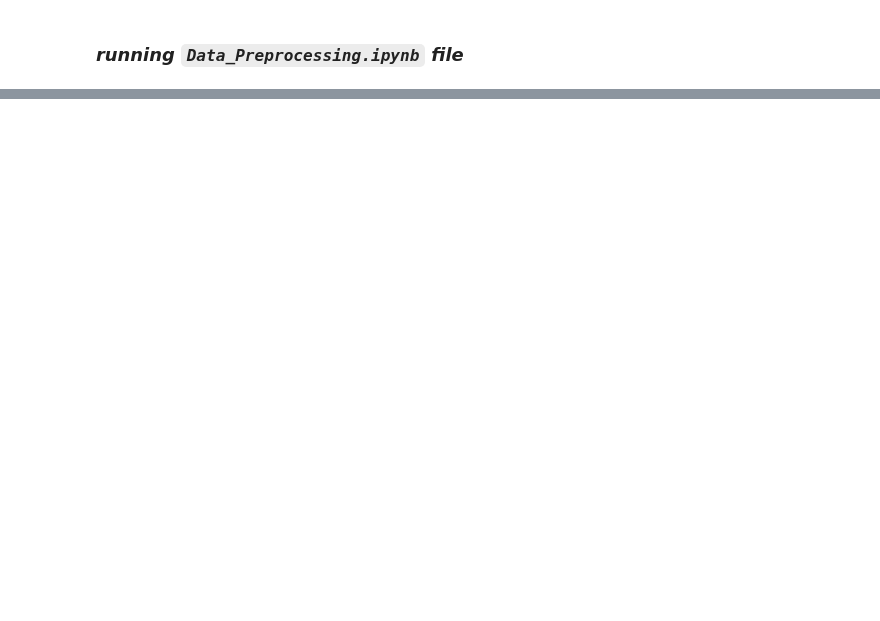
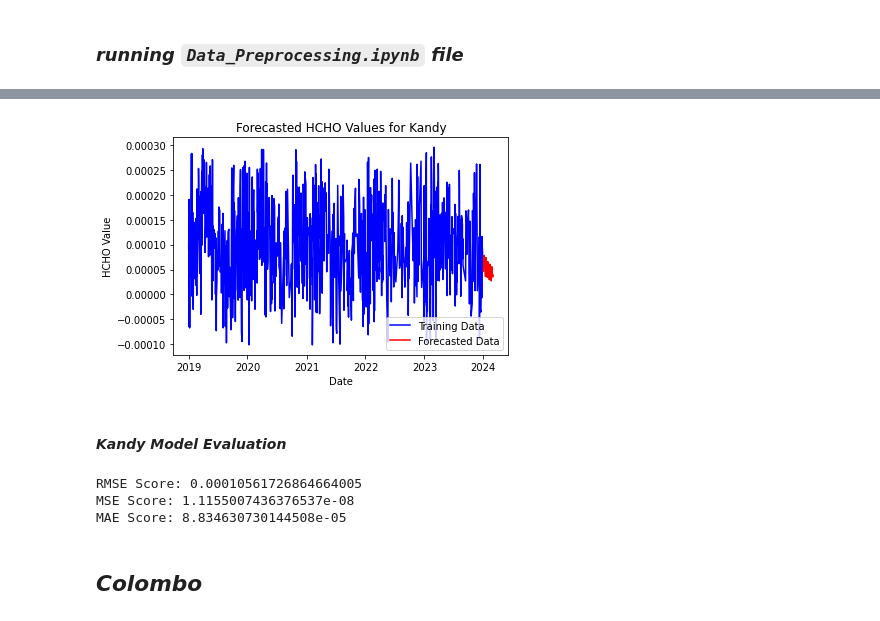
Before and after one commit to Praveen-Rajes/Analyzing-HCHO-Gas-Levels-in-Sri-Lanka-ARIMA, a Jupyter notebook: SARIMAX .ipynb, the cells around one changed output, grey strips where cells are left out. Saved outputs shown, nothing was run; the diff lists cells and outputs as text; code cells hidden in the pictures; blank space fills up the shorter version.

```diff
--- a/SARIMAX .ipynb
+++ b/SARIMAX .ipynb
@@ -67,6 +8,0 @@ strong evidence against the null hypothesis(Ho), reject the null hypothesis. Dat
-# %%
-# importing data frames from Data_Preprocessing.ipynb
-
-from Data_Preprocessing import *
-
-Kandy_df = Kandy_df
@@ -74,0 +9,8 @@ ModuleNotFoundError: No module named 'Data_Preprocessing'
+# %%
+Kandy = Kandy_df
+Jaffna = Jaffna_df
+Colombo = colombo_df
+Kurunegala = Kurunegala_df
+Deniyaya = Deniyaya_df
+Bibile = Bibile_df
+Nuwara_Eliya = Nuwara_Eliya_df
@@ -74,0 +201,14 @@ ModuleNotFoundError: No module named 'Data_Preprocessing'
+# %%
+Kandy_forecast =  forecast(Kandy, 'Kandy',(2,0,2),(2,0,2,12))
+# %% [output]
+[figure, added]
+# %% [markdown]
+#### ***Kandy Model Evaluation***
+# %%
+Evaluate(Kandy, 'Kandy',(2,0,2),(2,0,2,12))
+# %% [output]
+RMSE Score: 0.00010561726864664005
+MSE Score: 1.1155007436376537e-08
+MAE Score: 8.834630730144508e-05
+# %% [markdown]
+## ***Colombo***
```
Also changed, not shown: parts of 56 cells of this notebook, 18 other files.
